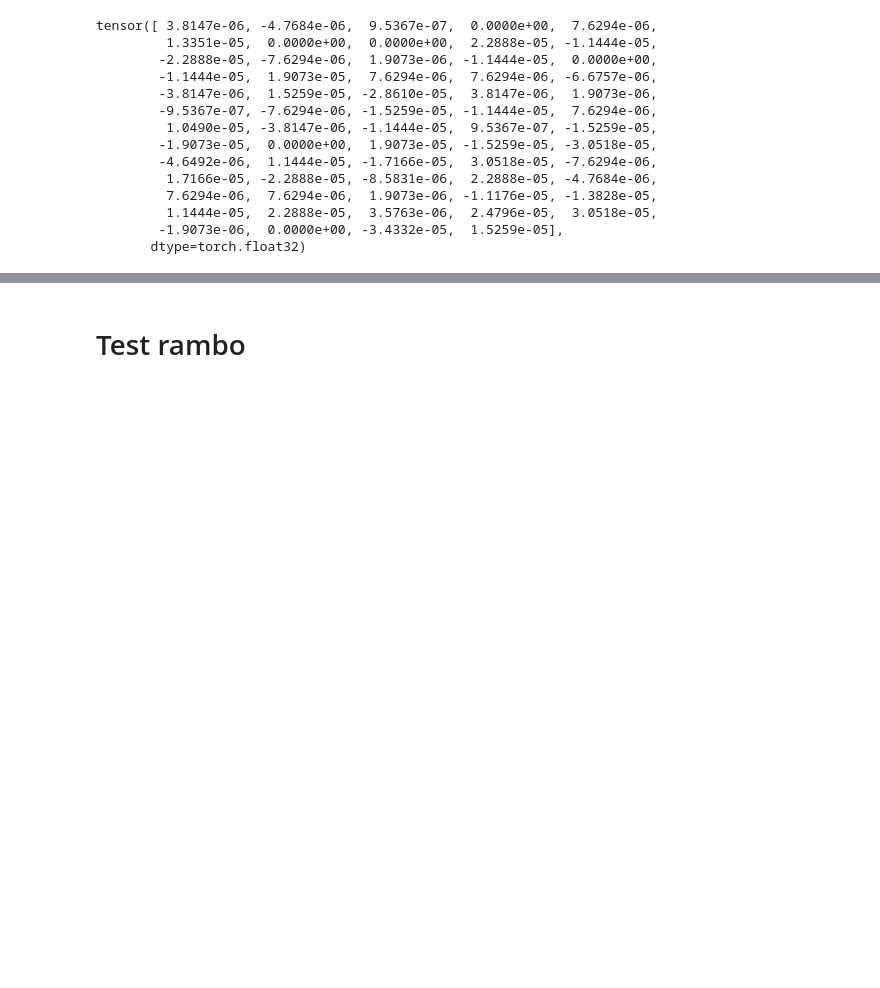
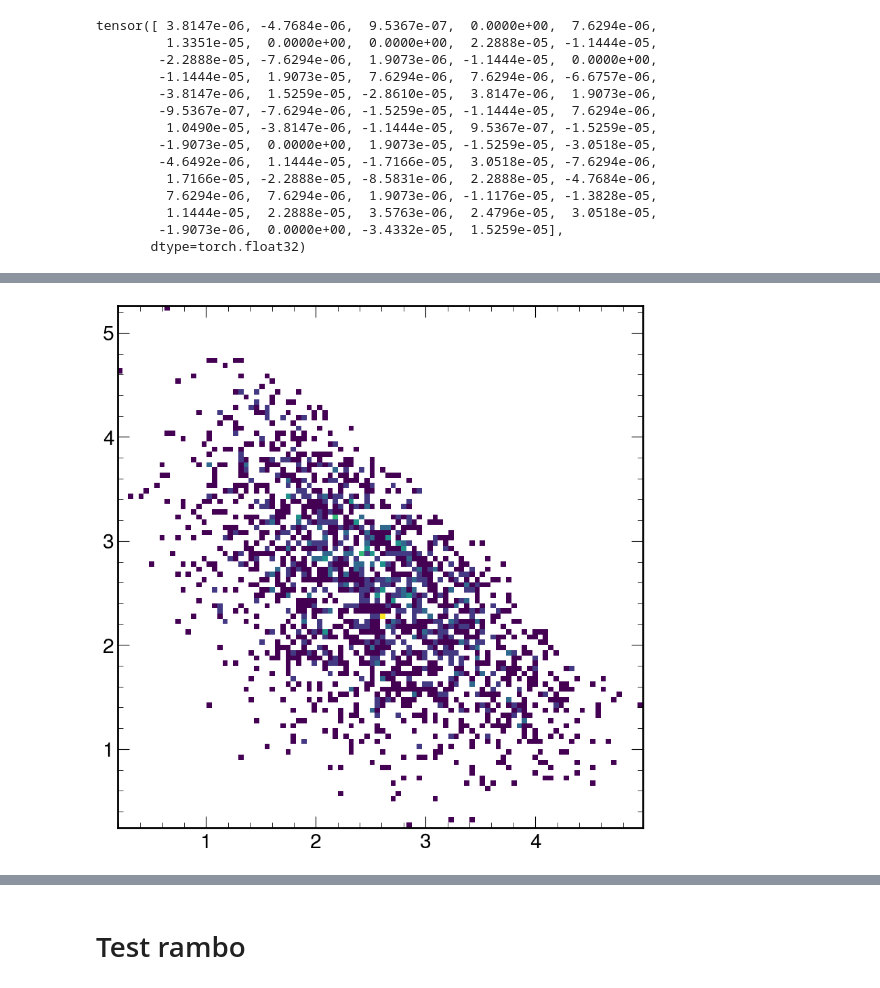
Before and after one commit to valsdav/MEMFlow, a Jupyter notebook: memflow/read_data/TestDatasetLoader.ipynb, the cells around one changed output, grey strips where cells are left out. Saved outputs shown, nothing was run; the diff lists cells and outputs as text; code cells hidden in the pictures; blank space fills up the shorter version.

```diff
--- a/memflow/read_data/TestDatasetLoader.ipynb
+++ b/memflow/read_data/TestDatasetLoader.ipynb
@@ -138,0 +186,4 @@ tensor([ 3.8147e-06, -4.7684e-06,  9.5367e-07,  0.0000e+00,  7.6294e-06,
+# %%
+plt.hist2d(-x1.log().numpy(),-x2.log().numpy(), bins=100, cmin=1);
+# %% [output]
+[figure, added]
```
Also changed, not shown: parts of 15 cells of this notebook, 13 other files.
